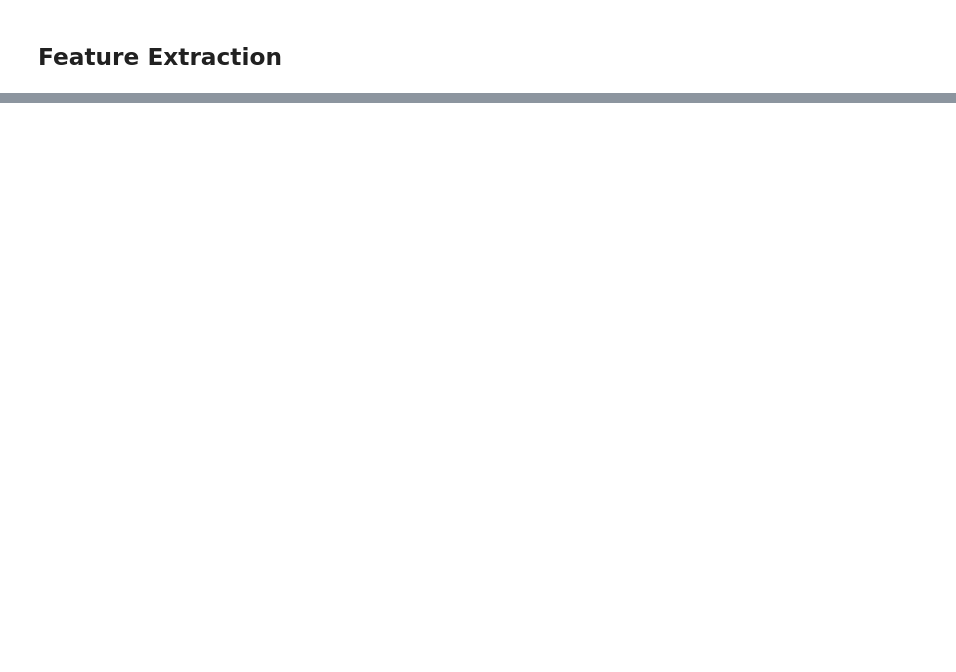
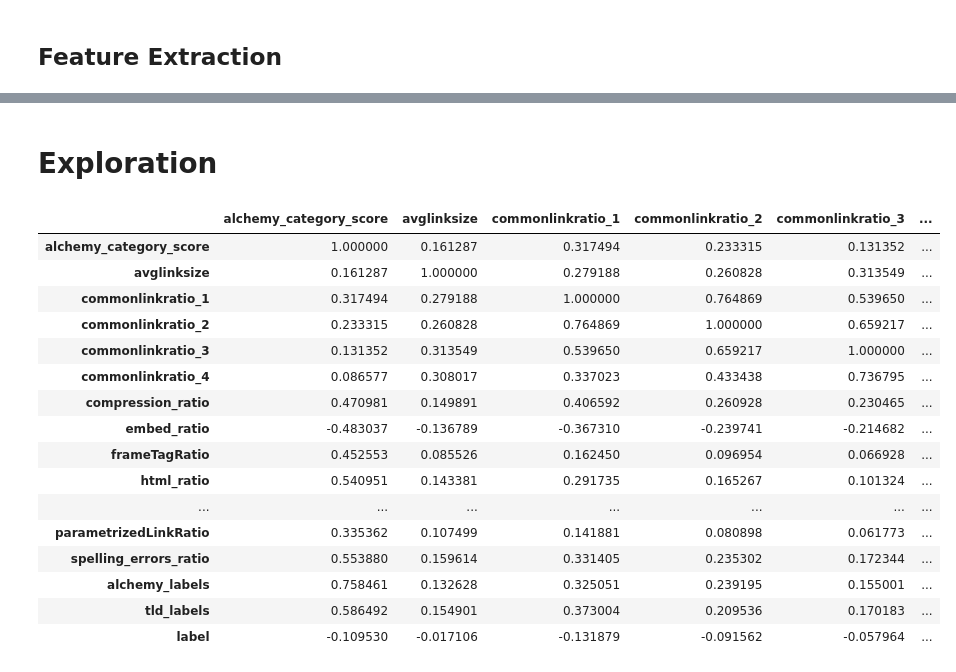
Before and after one commit to AmbiTyga/Task-Stylumia, a Jupyter notebook: EDA.ipynb, the cells around one changed output, grey strips where cells are left out. Saved outputs shown, nothing was run; the diff lists cells and outputs as text; code cells hidden in the pictures; blank space fills up the shorter version.

```diff
--- a/EDA.ipynb
+++ b/EDA.ipynb
@@ -163,0 +239,22 @@ Everything is Ok
+# %% [markdown]
+# Exploration
+# %%
+train.corr()
+# %% [output]
+|  | alchemy_category_score | avglinksize | commonlinkratio_1 | commonlinkratio_2 | commonlinkratio_3 | ... |
+| alchemy_category_score | 1.000000 | 0.161287 | 0.317494 | 0.233315 | 0.131352 | ... |
+| avglinksize | 0.161287 | 1.000000 | 0.279188 | 0.260828 | 0.313549 | ... |
+| commonlinkratio_1 | 0.317494 | 0.279188 | 1.000000 | 0.764869 | 0.539650 | ... |
+| commonlinkratio_2 | 0.233315 | 0.260828 | 0.764869 | 1.000000 | 0.659217 | ... |
+| commonlinkratio_3 | 0.131352 | 0.313549 | 0.539650 | 0.659217 | 1.000000 | ... |
+| commonlinkratio_4 | 0.086577 | 0.308017 | 0.337023 | 0.433438 | 0.736795 | ... |
+| compression_ratio | 0.470981 | 0.149891 | 0.406592 | 0.260928 | 0.230465 | ... |
+| embed_ratio | -0.483037 | -0.136789 | -0.367310 | -0.239741 | -0.214682 | ... |
+| frameTagRatio | 0.452553 | 0.085526 | 0.162450 | 0.096954 | 0.066928 | ... |
+| html_ratio | 0.540951 | 0.143381 | 0.291735 | 0.165267 | 0.101324 | ... |
+| ... | ... | ... | ... | ... | ... | ... |
+| parametrizedLinkRatio | 0.335362 | 0.107499 | 0.141881 | 0.080898 | 0.061773 | ... |
+| spelling_errors_ratio | 0.553880 | 0.159614 | 0.331405 | 0.235302 | 0.172344 | ... |
+| alchemy_labels | 0.758461 | 0.132628 | 0.325051 | 0.239195 | 0.155001 | ... |
+| tld_labels | 0.586492 | 0.154901 | 0.373004 | 0.209536 | 0.170183 | ... |
+| label | -0.109530 | -0.017106 | -0.131879 | -0.091562 | -0.057964 | ... |
```
Also changed, not shown: parts of 51 cells of this notebook.
